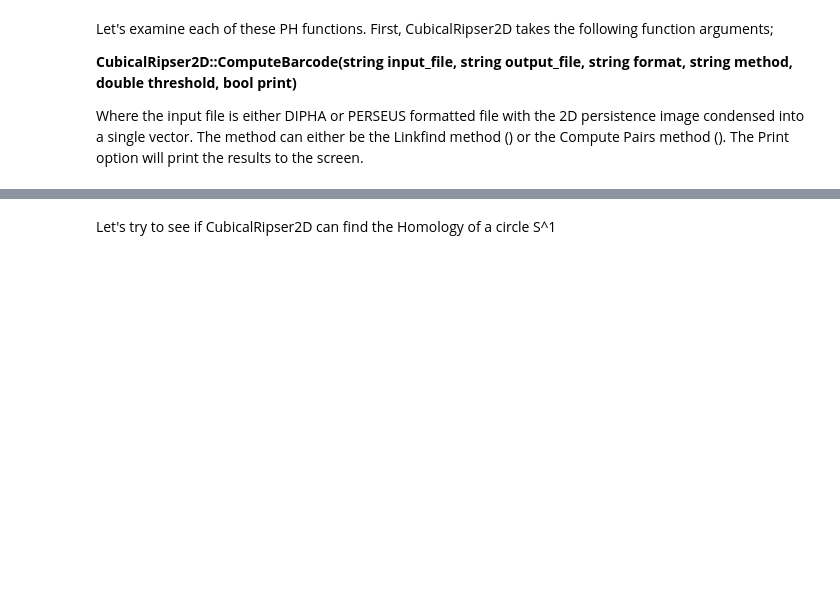
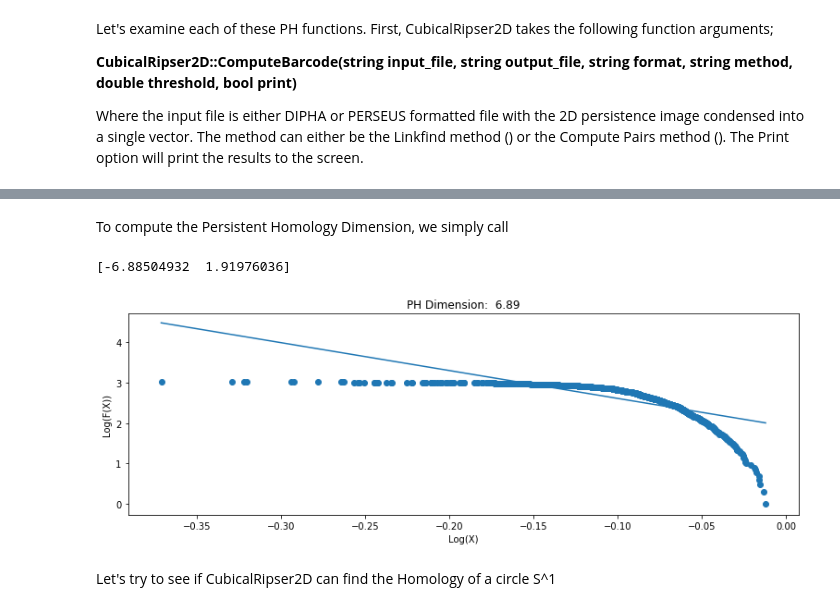
Before and after one commit to infophysics/tda-toolkit, a Jupyter notebook: TDA Persistent Homology.ipynb, the cells around one changed output, grey strips where cells are left out. Drawn from its saved outputs; the diff is of its cells as text; code cells hidden in the pictures; blank space fills up the shorter version.

```diff
--- a/TDA Persistent Homology.ipynb
+++ b/TDA Persistent Homology.ipynb
@@ -74,3 +80,10 @@ TDA.plot_persistence_diagram(barcode)
+# %% [markdown]
+To compute the Persistent Homology Dimension, we simply call
+# %%
+TDA.compute_2DPHD(barcode)
+# %% [output]
+[-6.88504932  1.91976036]
+[figure, added]
 # %% [markdown]
 Let's try to see if CubicalRipser2D can find the Homology of a circle S^1
 # %%
```
Also changed, not shown: parts of 12 cells of this notebook, 4 other files.
